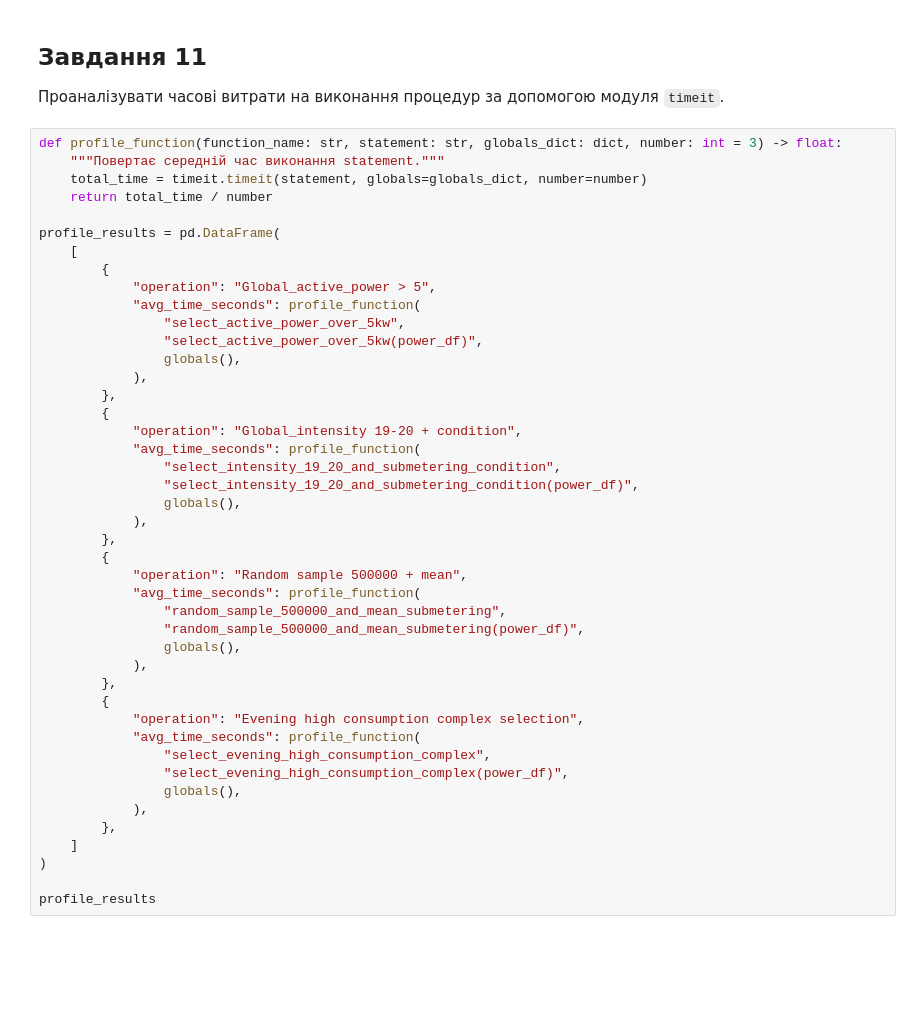
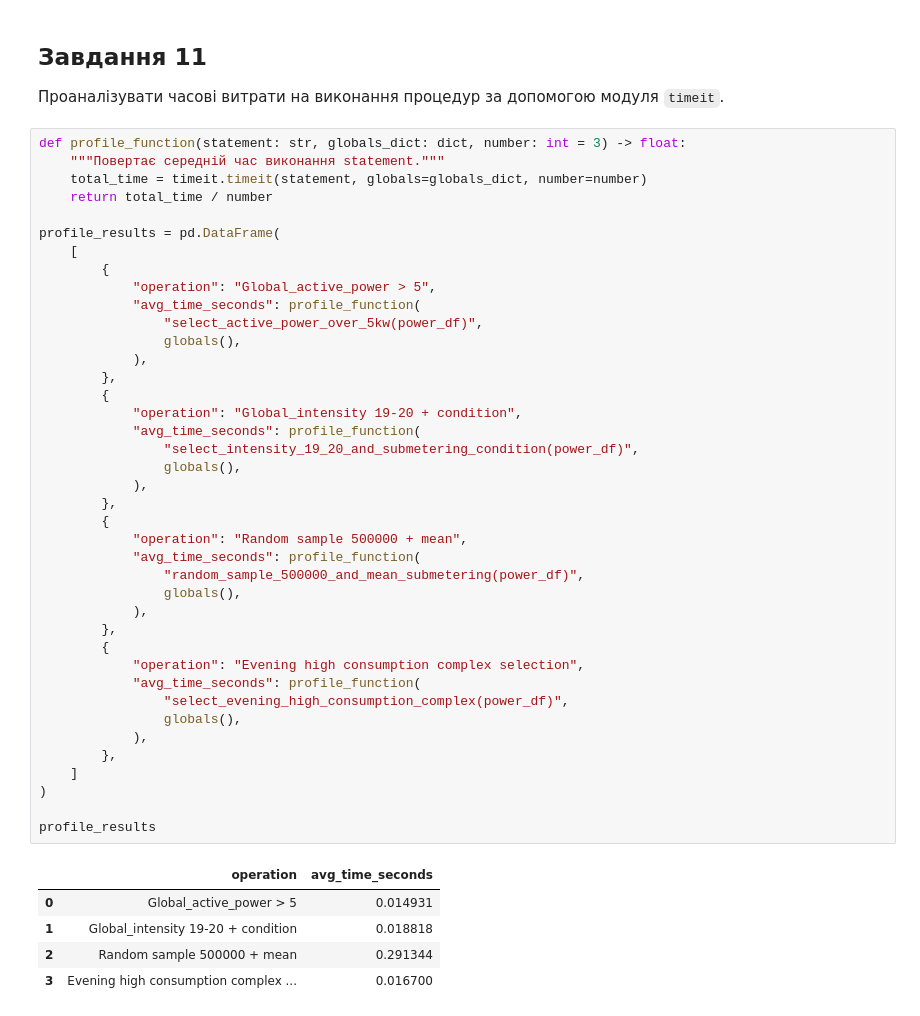
Before and after one commit to Fanaiz778/zpad-labs, a Jupyter notebook: lab_02/part_2_power_consumption.ipynb, the cells around one changed output. Drawn from its saved outputs; the diff is of its cells as text; blank space fills up the shorter version.

```diff
--- a/lab_02/part_2_power_consumption.ipynb
+++ b/lab_02/part_2_power_consumption.ipynb
@@ -225,7 +356,7 @@ encoded_sample.head()
 
 Проаналізувати часові витрати на виконання процедур за допомогою модуля `timeit`.
 # %%
-def profile_function(function_name: str, statement: str, globals_dict: dict, number: int = 3) -> float:
+def profile_function(statement: str, globals_dict: dict, number: int = 3) -> float:
     """Повертає середній час виконання statement."""
     total_time = timeit.timeit(statement, globals=globals_dict, number=number)
     return total_time / number
@@ -235,36 +366,38 @@ profile_results = pd.DataFrame(
         {
             "operation": "Global_active_power > 5",
             "avg_time_seconds": profile_function(
-                "select_active_power_over_5kw",
                 "select_active_power_over_5kw(power_df)",
                 globals(),
             ),
         },
         {
             "operation": "Global_intensity 19-20 + condition",
             "avg_time_seconds": profile_function(
-                "select_intensity_19_20_and_submetering_condition",
                 "select_intensity_19_20_and_submetering_condition(power_df)",
                 globals(),
             ),
         },
         {
             "operation": "Random sample 500000 + mean",
             "avg_time_seconds": profile_function(
-                "random_sample_500000_and_mean_submetering",
                 "random_sample_500000_and_mean_submetering(power_df)",
                 globals(),
             ),
         },
         {
             "operation": "Evening high consumption complex selection",
             "avg_time_seconds": profile_function(
-                "select_evening_high_consumption_complex",
                 "select_evening_high_consumption_complex(power_df)",
                 globals(),
             ),
         },
     ]
 )
 
 profile_results
+# %% [output]
+|  | operation | avg_time_seconds |
+| 0 | Global_active_power > 5 | 0.014931 |
+| 1 | Global_intensity 19-20 + condition | 0.018818 |
+| 2 | Random sample 500000 + mean | 0.291344 |
+| 3 | Evening high consumption complex ... | 0.016700 |
```
Also changed, not shown: parts of 15 cells of this notebook.
